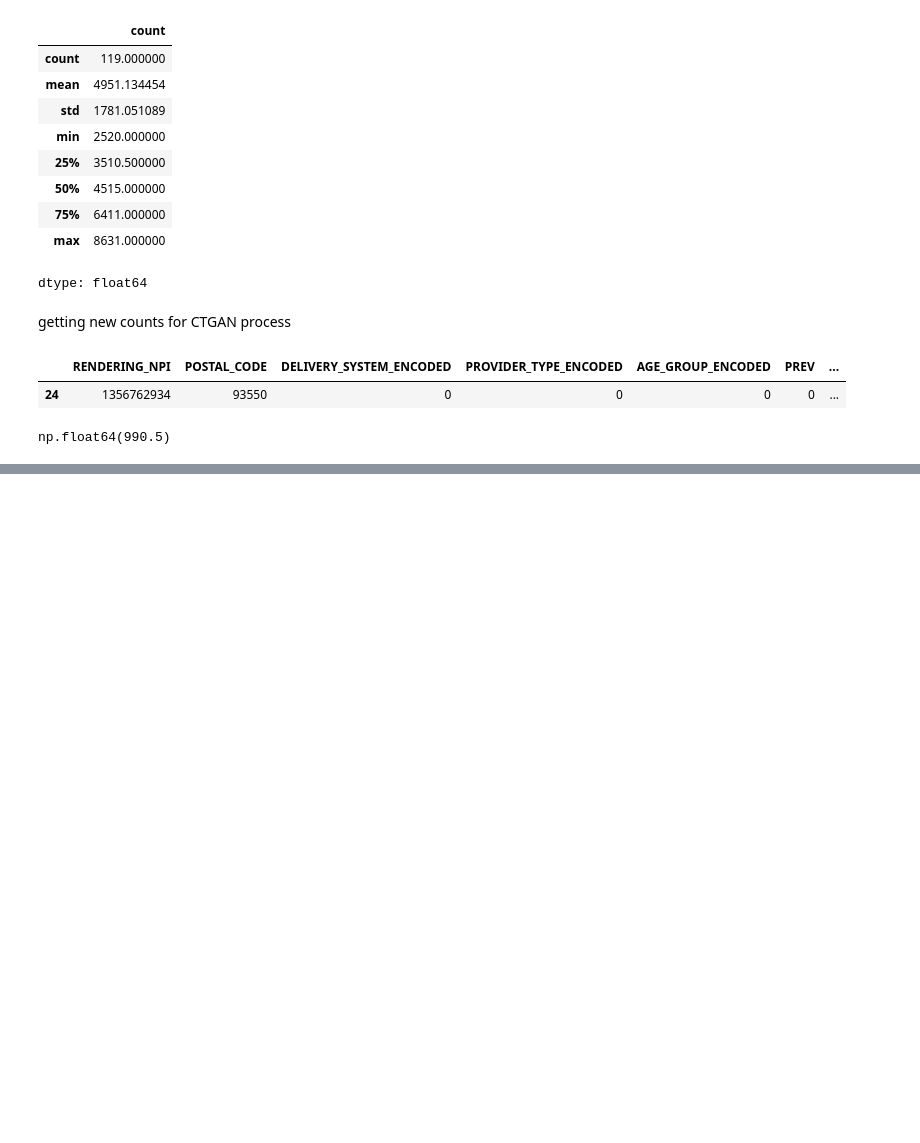
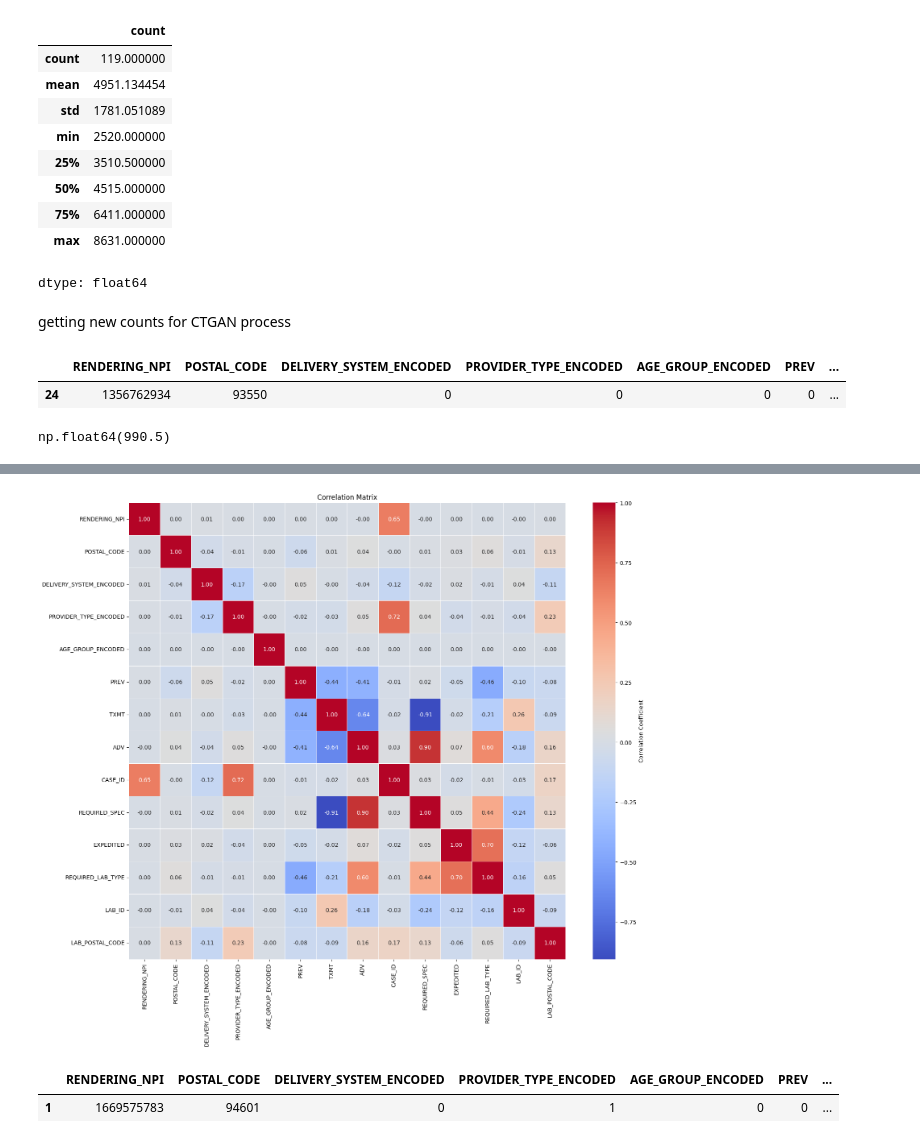
Before and after one commit to z-anxprincex1/smart-dental-ai, a Jupyter notebook: smart_dental_fe2.ipynb, the cells around one changed output, grey strips where cells are left out. Cells and saved outputs as stored; diff of their text form; code cells hidden in the pictures; blank space fills up the shorter version.

```diff
--- a/smart_dental_fe2.ipynb
+++ b/smart_dental_fe2.ipynb
@@ -164,0 +142,30 @@ TypeError: Error: Sampling terminated. No results were saved due to unspecified
+# %%
+import pandas as pd
+import numpy as np
+import seaborn as sns
+import matplotlib.pyplot as plt
+
+correlation_matrix = df_filtered.corr()
+
+plt.figure(figsize=(16, 14))
+sns.heatmap(
+    correlation_matrix,
+    annot=True,
+    fmt=".2f",
+    cmap='coolwarm',
+    linewidths=.5,
+    cbar_kws={'label': 'Correlation Coefficient'}
+)
+
+plt.title('Correlation Matrix')
+plt.tight_layout()
+plt.show()
+plt.close()
+# %% [output]
+[figure, added]
+# %%
+df_filtered['LAB_POSTAL_3'] = np.int64(df_filtered['LAB_POSTAL_CODE'].astype(str).str[:4])
+df_filtered.head(1)
+# %% [output]
+|  | RENDERING_NPI | POSTAL_CODE | DELIVERY_SYSTEM_ENCODED | PROVIDER_TYPE_ENCODED | AGE_GROUP_ENCODED | PREV | ... |
+| 1 | 1669575783 | 94601 | 0 | 1 | 0 | 0 | ... |
```
Also changed, not shown: parts of 5 cells of this notebook, 1 other file.
